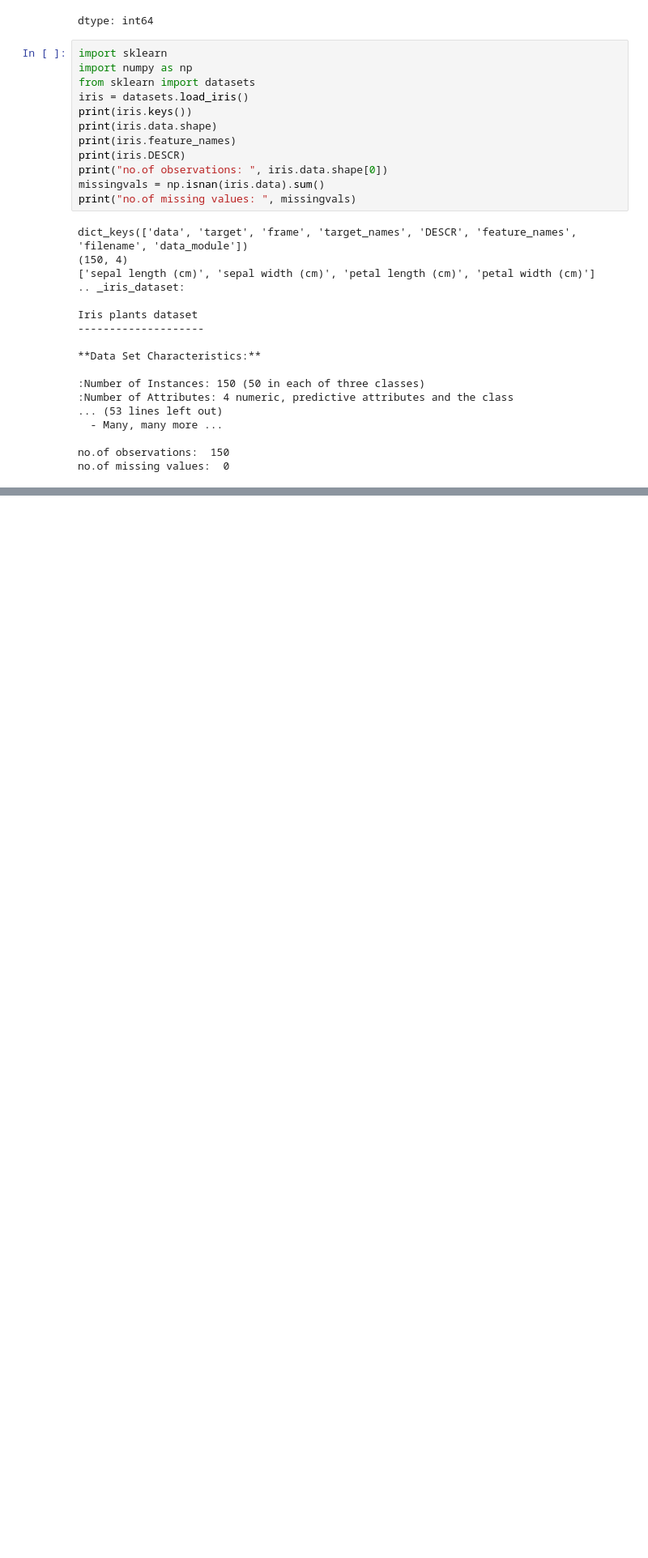
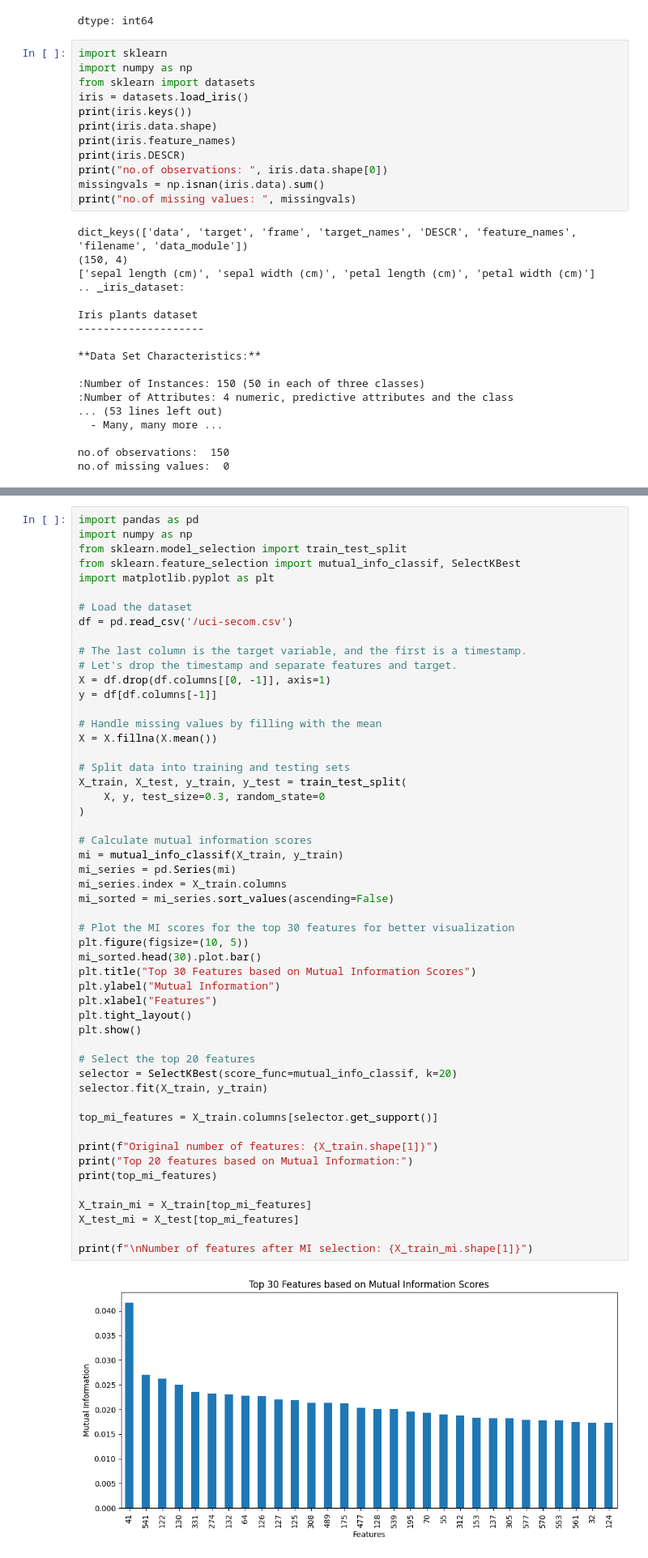
Before and after one commit to srujannayak32/MLLAB189, a Jupyter notebook: MLLAB.ipynb, the cells around one changed output, grey strips where cells are left out. Shown: that part at 81% size. Drawn from its saved outputs; the diff is of its cells as text; blank space fills up the shorter version.

Commit message:
Working On Feature Selection Techniques

```diff
--- a/MLLAB.ipynb
+++ b/MLLAB.ipynb
@@ -326,0 +507,54 @@ no.of missing values:  0
+# %%
+import pandas as pd
+import numpy as np
+from sklearn.model_selection import train_test_split
+from sklearn.feature_selection import mutual_info_classif, SelectKBest
+import matplotlib.pyplot as plt
+
+# Load the dataset
+df = pd.read_csv('/uci-secom.csv')
+
+# The last column is the target variable, and the first is a timestamp.
+# Let's drop the timestamp and separate features and target.
+X = df.drop(df.columns[[0, -1]], axis=1)
+y = df[df.columns[-1]]
+
+# Handle missing values by filling with the mean
+X = X.fillna(X.mean())
+
+# Split data into training and testing sets
+X_train, X_test, y_train, y_test = train_test_split(
+    X, y, test_size=0.3, random_state=0
+)
+
+# Calculate mutual information scores
+mi = mutual_info_classif(X_train, y_train)
+mi_series = pd.Series(mi)
+mi_series.index = X_train.columns
+mi_sorted = mi_series.sort_values(ascending=False)
+
+# Plot the MI scores for the top 30 features for better visualization
+plt.figure(figsize=(10, 5))
+mi_sorted.head(30).plot.bar()
+plt.title("Top 30 Features based on Mutual Information Scores")
+plt.ylabel("Mutual Information")
+plt.xlabel("Features")
+plt.tight_layout()
+plt.show()
+
+# Select the top 20 features
+selector = SelectKBest(score_func=mutual_info_classif, k=20)
+selector.fit(X_train, y_train)
+
+top_mi_features = X_train.columns[selector.get_support()]
+
+print(f"Original number of features: {X_train.shape[1]}")
+print("Top 20 features based on Mutual Information:")
+print(top_mi_features)
+
+X_train_mi = X_train[top_mi_features]
+X_test_mi = X_test[top_mi_features]
+
+print(f"\nNumber of features after MI selection: {X_train_mi.shape[1]}")
+# %% [output]
+[figure, added]
```
Also changed, not shown: parts of 11 cells of this notebook.
